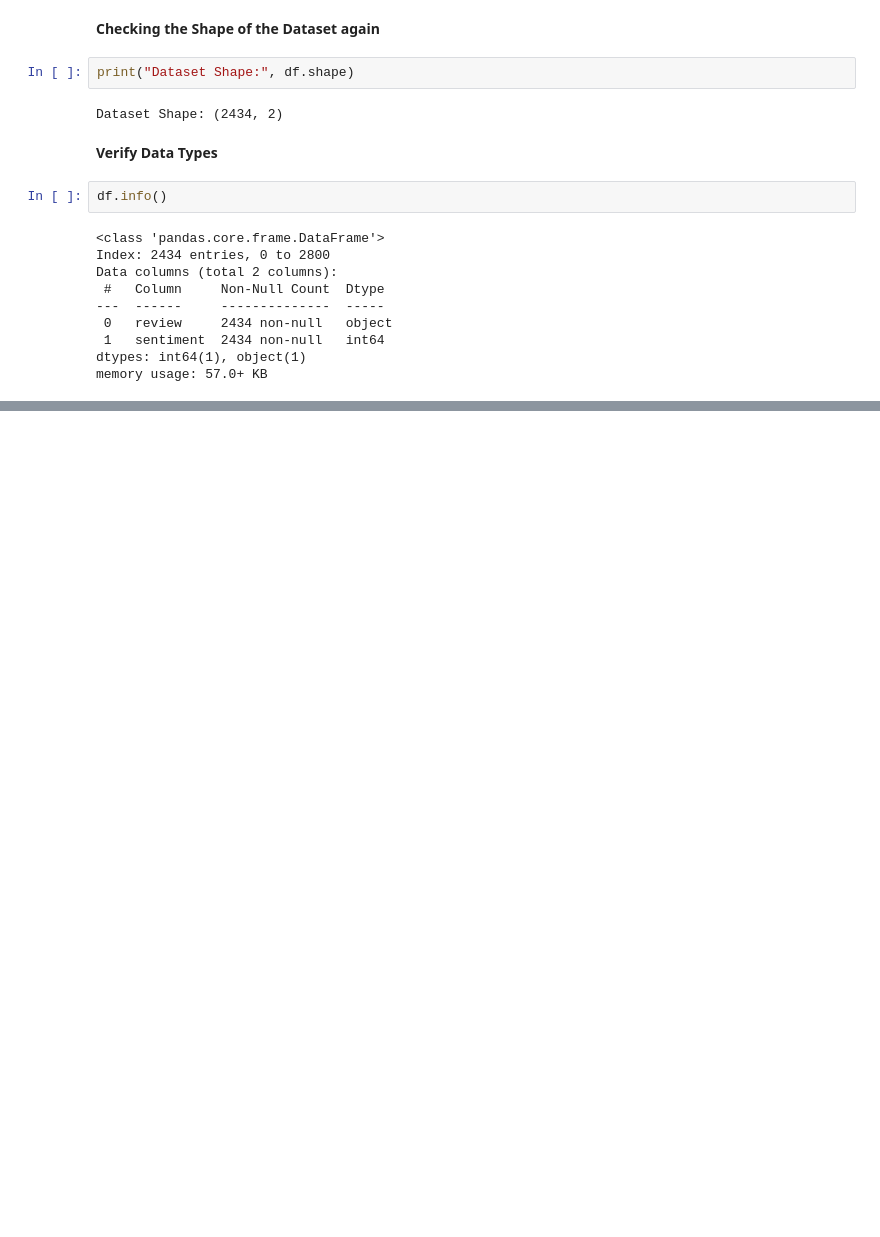
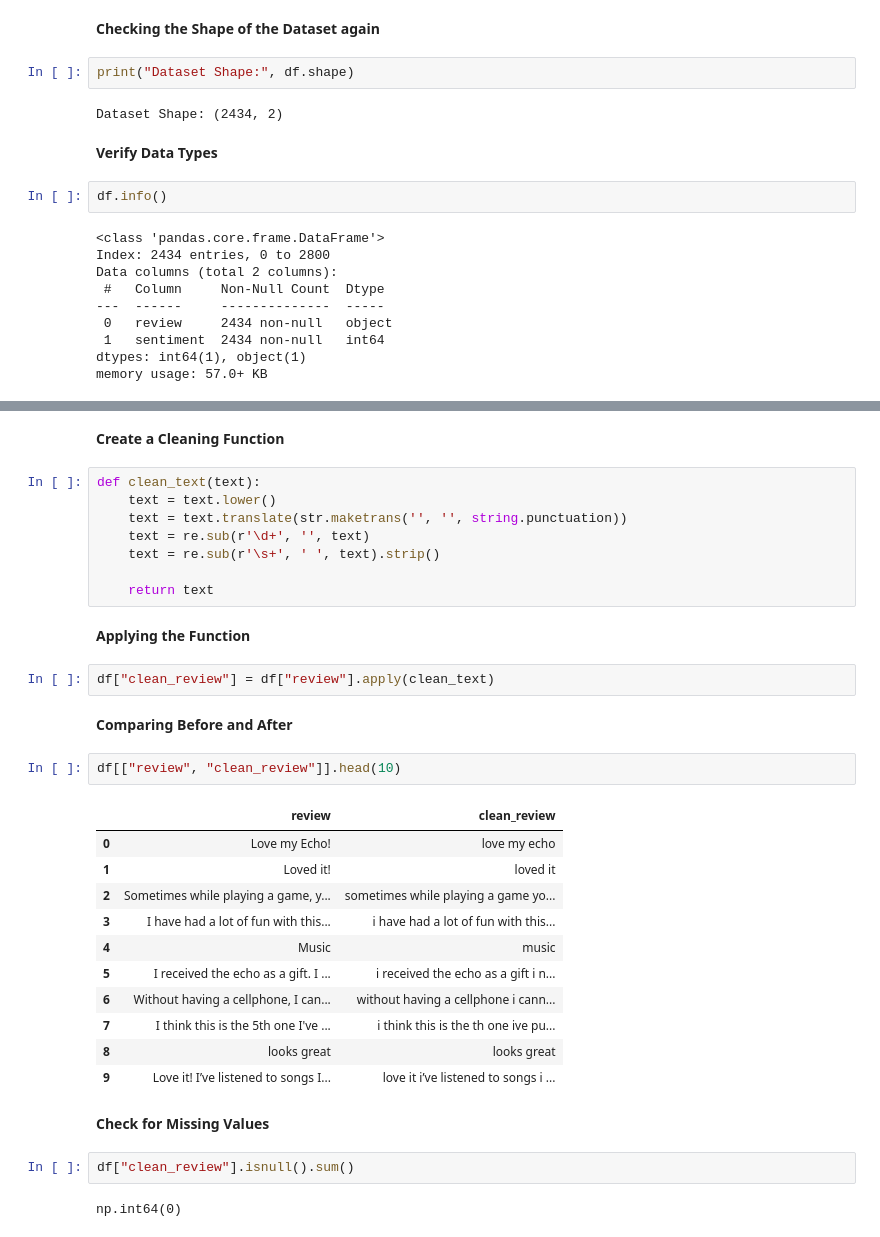
Before and after one commit to TahaBhatti786/Sentiment-Analysis-of-Product-Reviews, a Jupyter notebook: notebooks/sentiment_analysis.ipynb, the cells around one changed output, grey strips where cells are left out. Cells and saved outputs as stored; diff of their text form; blank space fills up the shorter version.

Commit message:
Implemented basic text preprocessing

```diff
--- a/notebooks/sentiment_analysis.ipynb
+++ b/notebooks/sentiment_analysis.ipynb
@@ -268,0 +276,36 @@ memory usage: 57.0+ KB
+# %% [markdown]
+**Create a Cleaning Function**
+# %%
+def clean_text(text):
+    text = text.lower()
+    text = text.translate(str.maketrans('', '', string.punctuation))
+    text = re.sub(r'\d+', '', text)
+    text = re.sub(r'\s+', ' ', text).strip()
+
+    return text
+# %% [markdown]
+**Applying the Function**
+# %%
+df["clean_review"] = df["review"].apply(clean_text)
+# %% [markdown]
+**Comparing Before and After**
+# %%
+df[["review", "clean_review"]].head(10)
+# %% [output]
+|  | review | clean_review |
+| 0 | Love my Echo! | love my echo |
+| 1 | Loved it! | loved it |
+| 2 | Sometimes while playing a game, y... | sometimes while playing a game yo... |
+| 3 | I have had a lot of fun with this... | i have had a lot of fun with this... |
+| 4 | Music | music |
+| 5 | I received the echo as a gift. I ... | i received the echo as a gift i n... |
+| 6 | Without having a cellphone, I can... | without having a cellphone i cann... |
+| 7 | I think this is the 5th one I've ... | i think this is the th one ive pu... |
+| 8 | looks great | looks great |
+| 9 | Love it! I’ve listened to songs I... | love it i’ve listened to songs i ... |
+# %% [markdown]
+**Check for Missing Values**
+# %%
+df["clean_review"].isnull().sum()
+# %% [output]
+np.int64(0)
```
Also changed, not shown: parts of 7 cells of this notebook.
